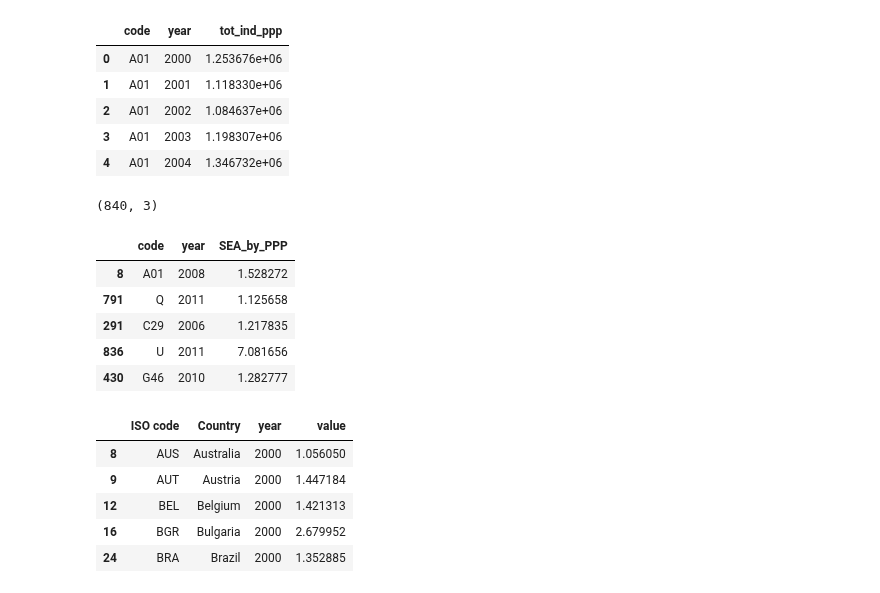
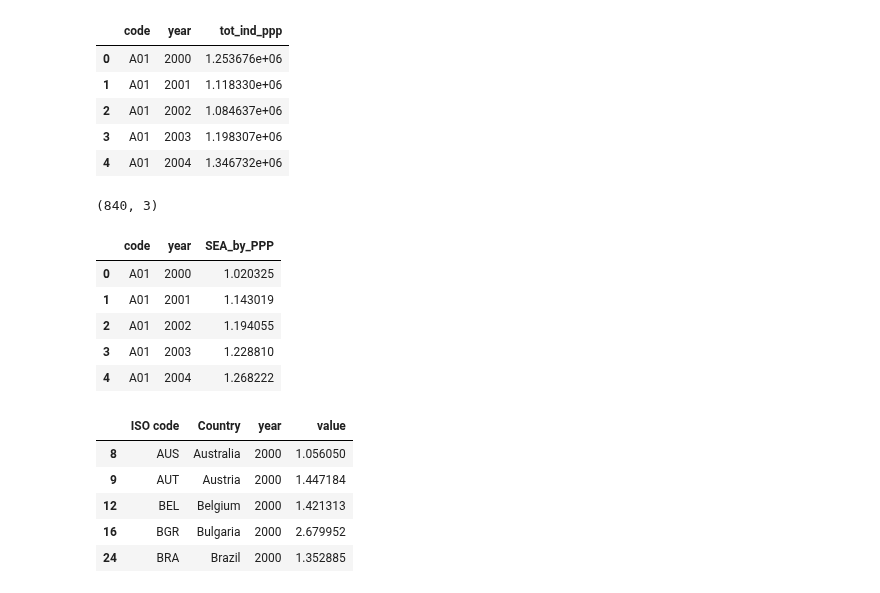
Before and after one commit to kavyajeetbora/ETL_wages, a Jupyter notebook: WIOD.ipynb, the cells around one changed output. Cells and saved outputs as stored; diff of their text form; code cells hidden in the pictures.

```diff
--- a/WIOD.ipynb
+++ b/WIOD.ipynb
@@ -283,20 +278,20 @@ tot_ind_ppp_df_GO.head()
 # %%
 SEA_USD_x = pd.melt(SEA_USD, id_vars=['country', 'code', 'variable'], value_vars=year_range)
 SEA_USD_x = SEA_USD_x.loc[SEA_USD_x['variable']=="GO"]
 SEA_USD_x = SEA_USD_x.groupby(['code','year']).sum().reset_index().drop(['country','variable'], axis=1)
 
 SEA_USD_x['SEA_by_PPP'] = SEA_USD_x['value']/tot_ind_ppp_df_GO['tot_ind_ppp']
 SEA_USD_x.drop('value', axis=1, inplace=True)
 print(SEA_USD_x.shape)
-SEA_USD_x.sample(5)
+SEA_USD_x.head(5)
 # %% [output]
 (840, 3)
 |  | code | year | SEA_by_PPP |
-| 8 | A01 | 2008 | 1.528272 |
-| 791 | Q | 2011 | 1.125658 |
-| 291 | C29 | 2006 | 1.217835 |
-| 836 | U | 2011 | 7.081656 |
-| 430 | G46 | 2010 | 1.282777 |
+| 0 | A01 | 2000 | 1.020325 |
+| 1 | A01 | 2001 | 1.143019 |
+| 2 | A01 | 2002 | 1.194055 |
+| 3 | A01 | 2003 | 1.228810 |
+| 4 | A01 | 2004 | 1.268222 |
 # %%
 PPP_exchage_filtered.head()
 # %% [output]
```
Also changed, not shown: parts of 28 cells of this notebook.
